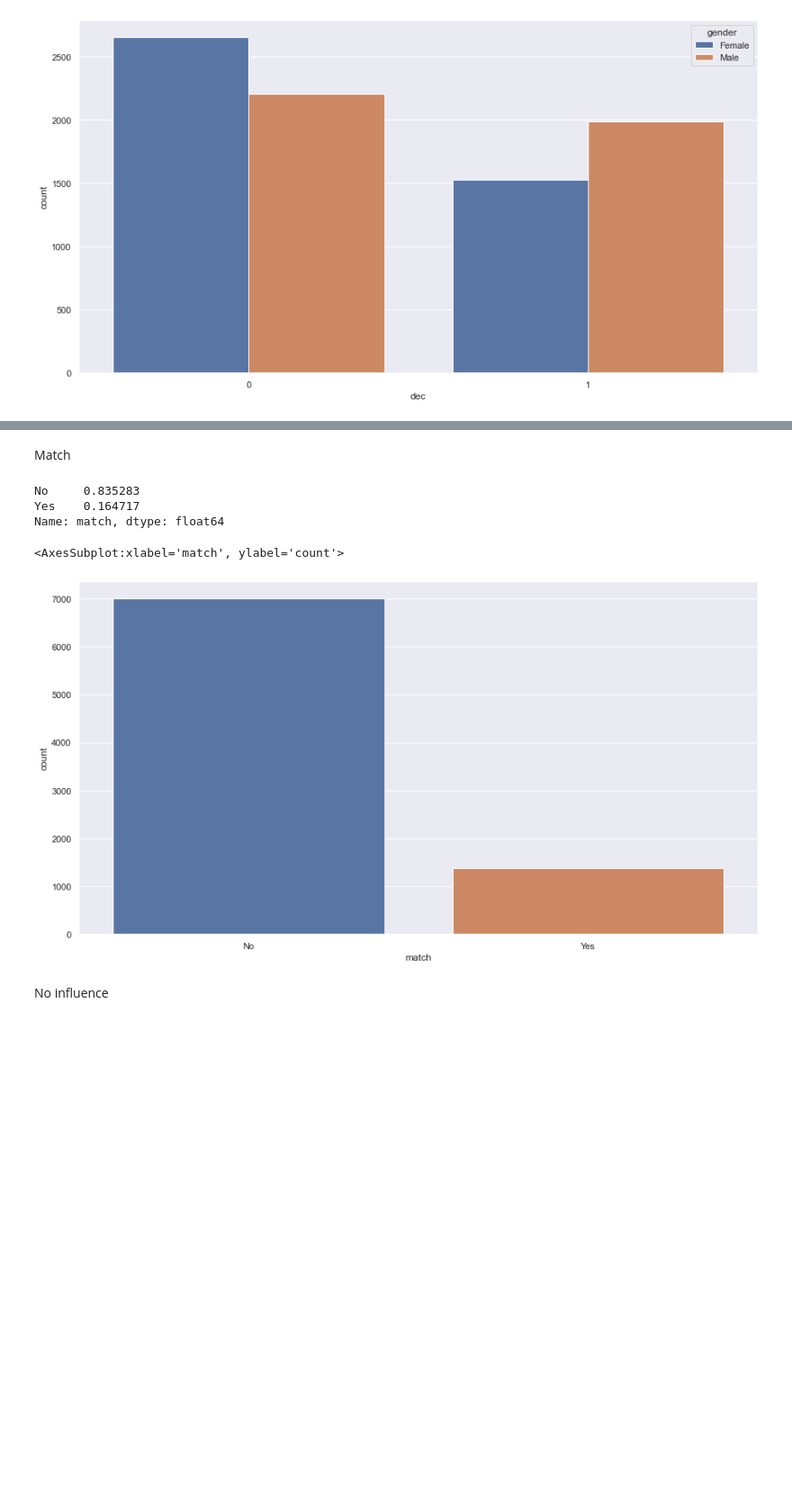
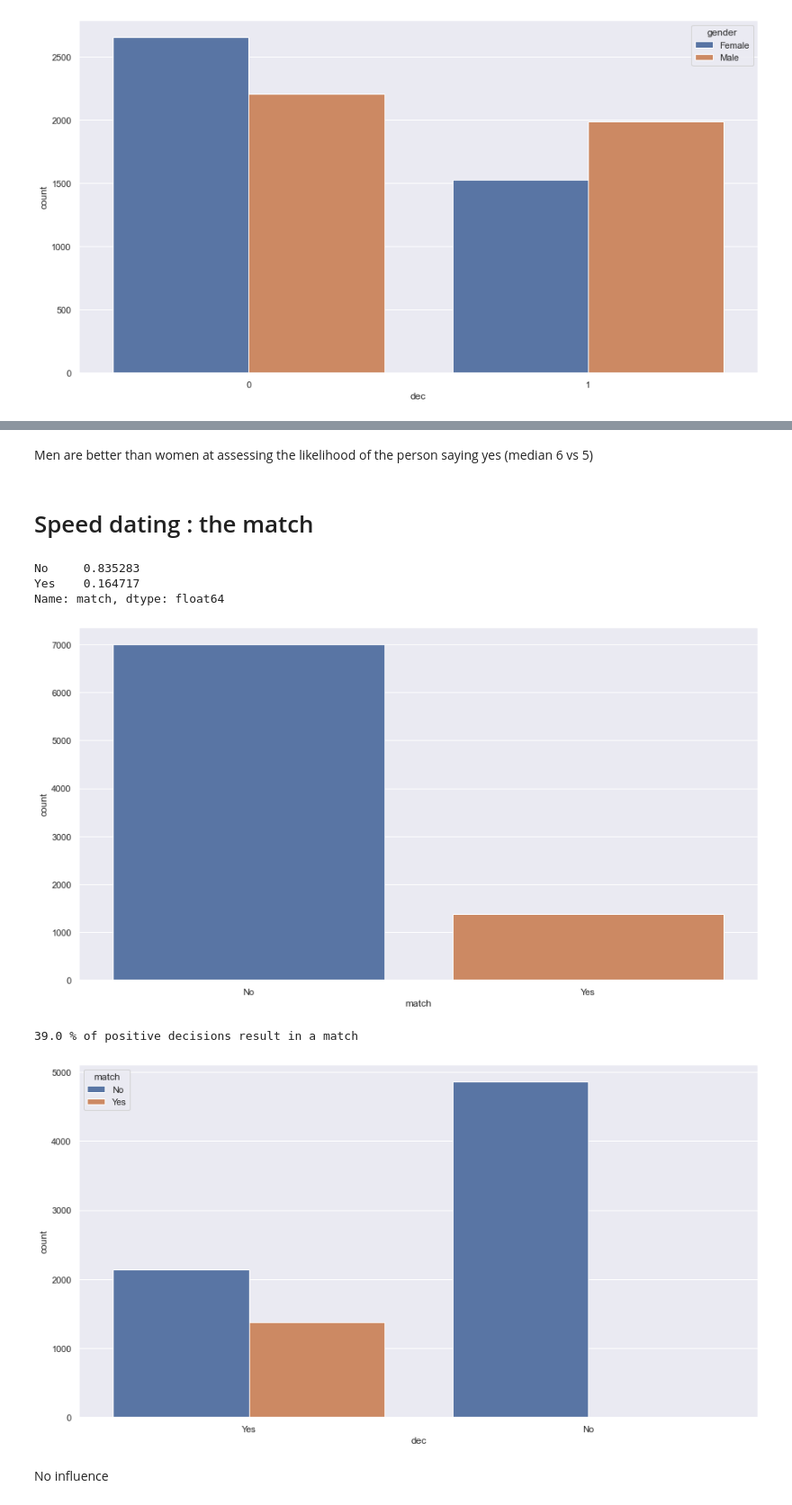
Before and after one commit to Stylomines/speed_dating, a Jupyter notebook: 01-Project_speed_dating.ipynb, the cells around one changed output, grey strips where cells are left out. Shown at 90% size. Drawn from its saved outputs; the diff is of its cells as text; code cells hidden in the pictures; blank space fills up the shorter version.

```diff
--- a/01-Project_speed_dating.ipynb
+++ b/01-Project_speed_dating.ipynb
@@ -251,17 +387,26 @@ fig = px.box(dataset,
             title = "Evaluates the probability that the partner will say 'yes' by gender"
             )
 fig.show()
-# %% [markdown]
-Match
+# %% [markdown]
+Men are better than women at assessing the likelihood of the person saying yes (median 6 vs 5)
+# %% [markdown]
+# Speed dating : the match
 # %%
+sns.countplot(data = dataset, x ='match')
 print(dataset['match'].value_counts()/dataset['match'].shape[0])
-sns.countplot(data = dataset, x ='match')
 # %% [output]
 No     0.835283
 Yes    0.164717
 Name: match, dtype: float64
-<AxesSubplot:xlabel='match', ylabel='count'>
 [figure]
+# %%
+sns.countplot(data = dataset, x ='dec', hue ='match')
+mask = dataset['dec']=="Yes"
+stat = dataset.loc[mask, 'match'].value_counts()/dataset.loc[mask, 'match'].shape[0]
+print(f'{round(100 * stat[1],0)} % of positive decisions result in a match')
+# %% [output]
+39.0 % of positive decisions result in a match
+[figure, added]
 # %%
 fig = px.histogram(dataset,
                     x = "samerace",
```
Also changed, not shown: parts of 39 cells of this notebook.
